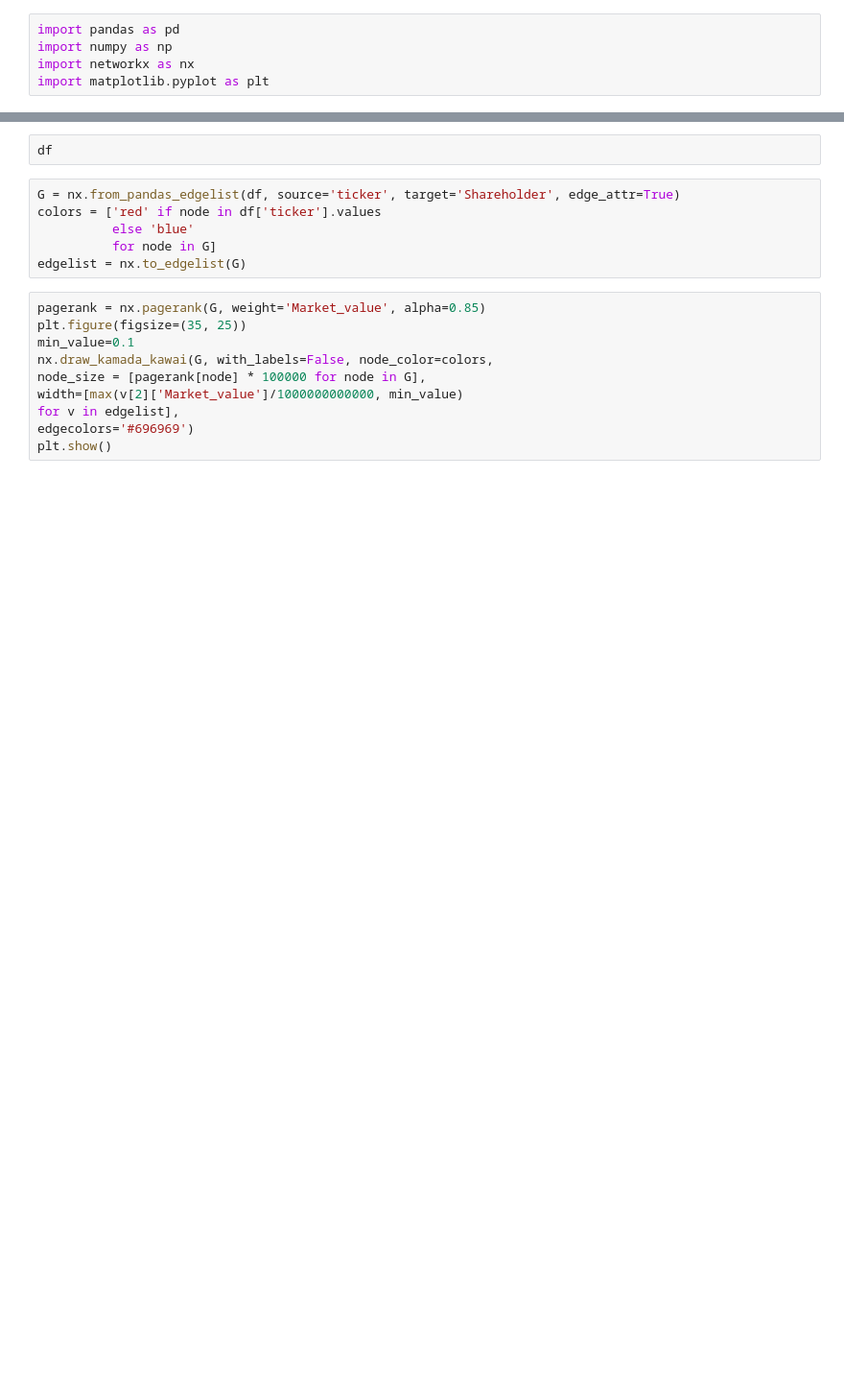
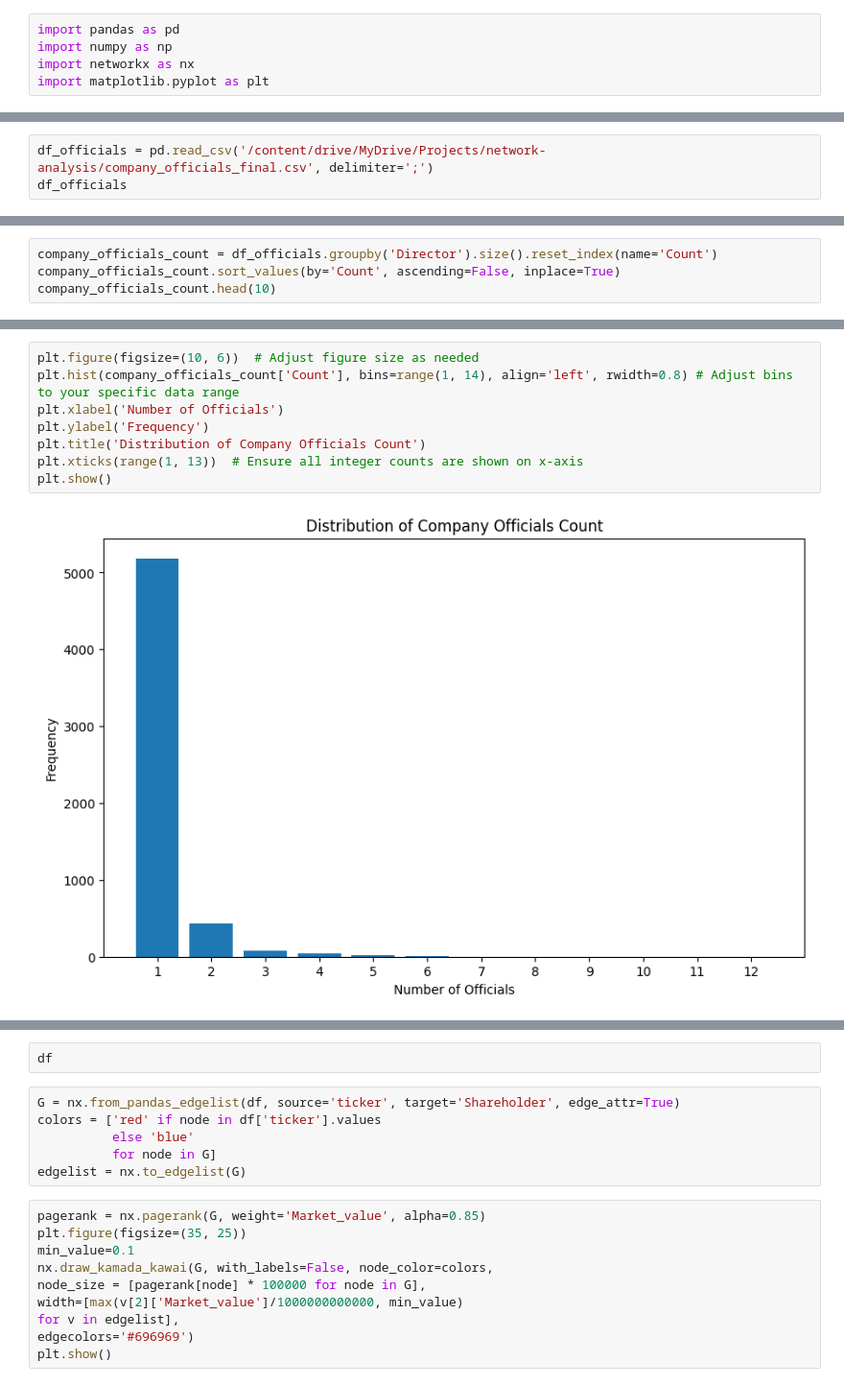
Before and after one commit to dominikjanyga/network-analysis, a Jupyter notebook: 3_network_analysis_testing.ipynb, the cells around one changed output, grey strips where cells are left out. Shown at 96% size. Saved outputs shown, nothing was run; the diff lists cells and outputs as text; blank space fills up the shorter version.

```diff
--- a/3_network_analysis_testing.ipynb
+++ b/3_network_analysis_testing.ipynb
@@ -12,0 +13,3 @@ Mounted at /content/drive
+# %%
+df_officials = pd.read_csv('/content/drive/MyDrive/Projects/network-analysis/company_officials_final.csv', delimiter=';')
+df_officials
@@ -12,0 +30,4 @@ Mounted at /content/drive
+# %%
+company_officials_count = df_officials.groupby('Director').size().reset_index(name='Count')
+company_officials_count.sort_values(by='Count', ascending=False, inplace=True)
+company_officials_count.head(10)
@@ -12,0 +46,10 @@ Mounted at /content/drive
+# %%
+plt.figure(figsize=(10, 6))  # Adjust figure size as needed
+plt.hist(company_officials_count['Count'], bins=range(1, 14), align='left', rwidth=0.8) # Adjust bins to your specific data range
+plt.xlabel('Number of Officials')
+plt.ylabel('Frequency')
+plt.title('Distribution of Company Officials Count')
+plt.xticks(range(1, 13))  # Ensure all integer counts are shown on x-axis
+plt.show()
+# %% [output]
+[figure, added]
```
Also changed, not shown: parts of 6 cells of this notebook.
